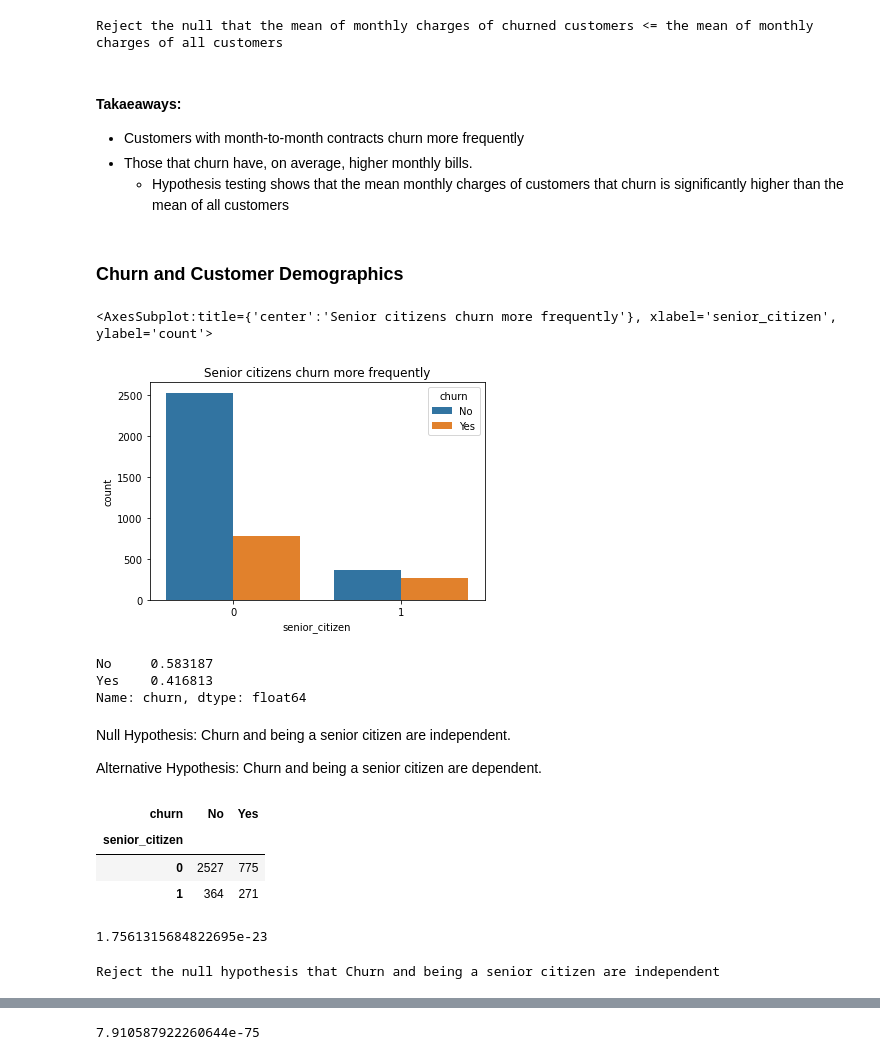
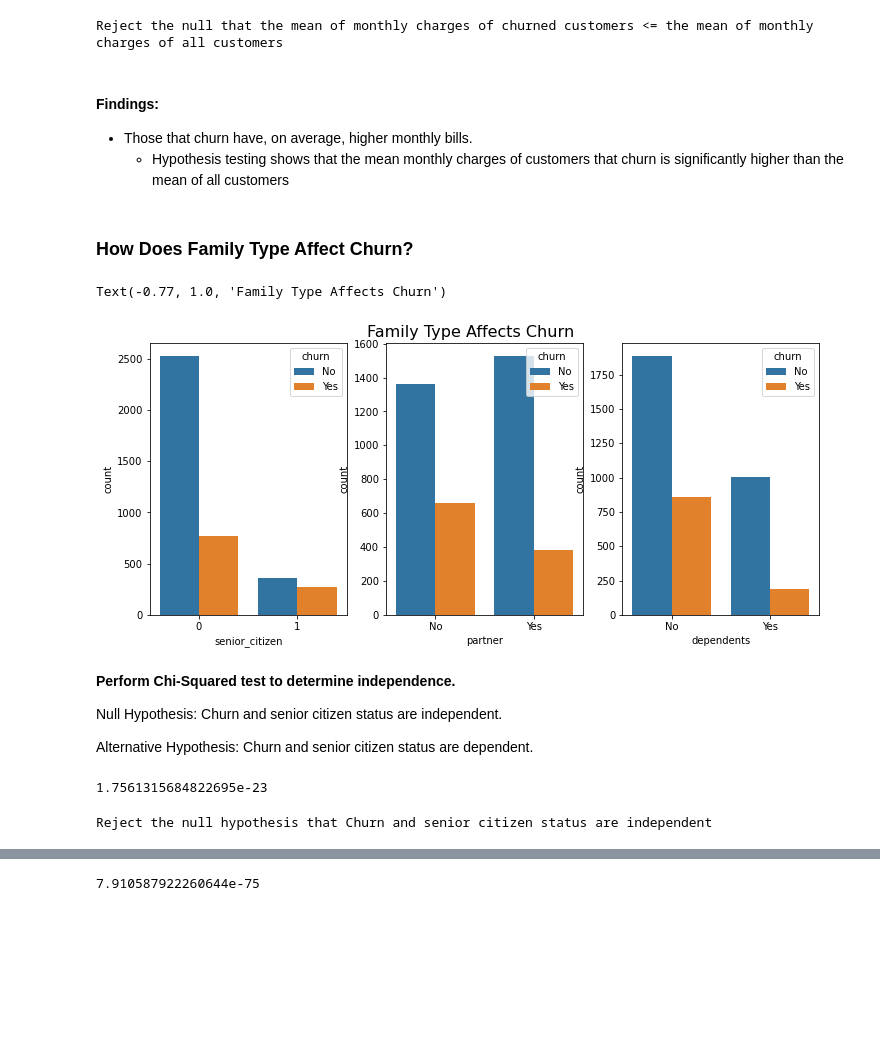
Before and after one commit to lochlynlaskowski/Telco_classification_project, a Jupyter notebook: Classification Project - Final.ipynb, the cells around one changed output, grey strips where cells are left out. Drawn from its saved outputs; the diff is of its cells as text; code cells hidden in the pictures; blank space fills up the shorter version.

```diff
--- a/Classification Project - Final.ipynb
+++ b/Classification Project - Final.ipynb
@@ -128,39 +131,33 @@ else:
 # %% [output]
 Reject the null that the mean of monthly charges of churned customers <= the mean of monthly charges of all customers
 # %% [markdown]
-#### **Takaeaways:**
-- Customers with month-to-month contracts churn more frequently
+#### **Findings:**
 - Those that churn have, on average, higher monthly bills.
     - Hypothesis testing shows that the mean monthly charges of customers that churn is significantly higher than the mean of all customers
 # %% [markdown]
-### Churn and Customer Demographics
+### How Does Family Type Affect Churn?
 # %%
-# visualize senior citizens and churn
-plt.title('Senior citizens churn more frequently')
-sns.countplot(data=train, x='senior_citizen', hue ='churn')
+fig, axes = plt.subplots(1, 3)
+fig.set_size_inches(12, 5)
+#create chart in each subplot
+
+sns.countplot(data=train, x='senior_citizen', hue ='churn',ax=axes[0])
+sns.countplot(data=train, x='partner', hue ='churn',ax=axes[1])
+sns.countplot(data=train, x='dependents', hue ='churn',ax=axes[2])
+
+plt.title('Family Type Affects Churn', x=-.77, fontsize = 16)
 # %% [output]
-<AxesSubplot:title={'center':'Senior citizens churn more frequently'}, xlabel='senior_citizen', ylabel='count'>
+Text(-0.77, 1.0, 'Family Type Affects Churn')
-[figure, old version]
+[figure, new version]
-# %%
-# find percentage of senior citizens that churn
-df[df.senior_citizen == 1].churn.value_counts(normalize=True)
-# %% [output]
-No     0.583187
-Yes    0.416813
-Name: churn, dtype: float64
 # %% [markdown]
-Null Hypothesis: Churn and being a senior citizen are independent.
+**Perform Chi-Squared test to determine independence.**
 
-Alternative Hypothesis: Churn and being a senior citizen are dependent.
+Null Hypothesis: Churn and senior citizen status are independent.
+
+Alternative Hypothesis: Churn and senior citizen status are dependent.
 # %%
 # display crosstab between senior citizen status and churn
 observed = pd.crosstab(train.senior_citizen, train.churn)
-observed
-# %% [output]
-| churn | No | Yes |
-| senior_citizen |  |  |
-| 0 | 2527 | 775 |
-| 1 | 364 | 271 |
 # %%
 # find the value of p by performing stats chi2 test
 chi2, p, degf, expected = stats.chi2_contingency(observed)
@@ -169,8 +166,8 @@ p
 1.7561315684822695e-23
 # %%
 if p < alpha:
-    print("Reject the null hypothesis that Churn and being a senior citizen are independent")
+    print("Reject the null hypothesis that Churn and senior citizen status are independent")
 else:
     print("Fail to reject the null")
 # %% [output]
-Reject the null hypothesis that Churn and being a senior citizen are independent
+Reject the null hypothesis that Churn and senior citizen status are independent
```
Also changed, not shown: parts of 60 cells of this notebook, 2 other files.
